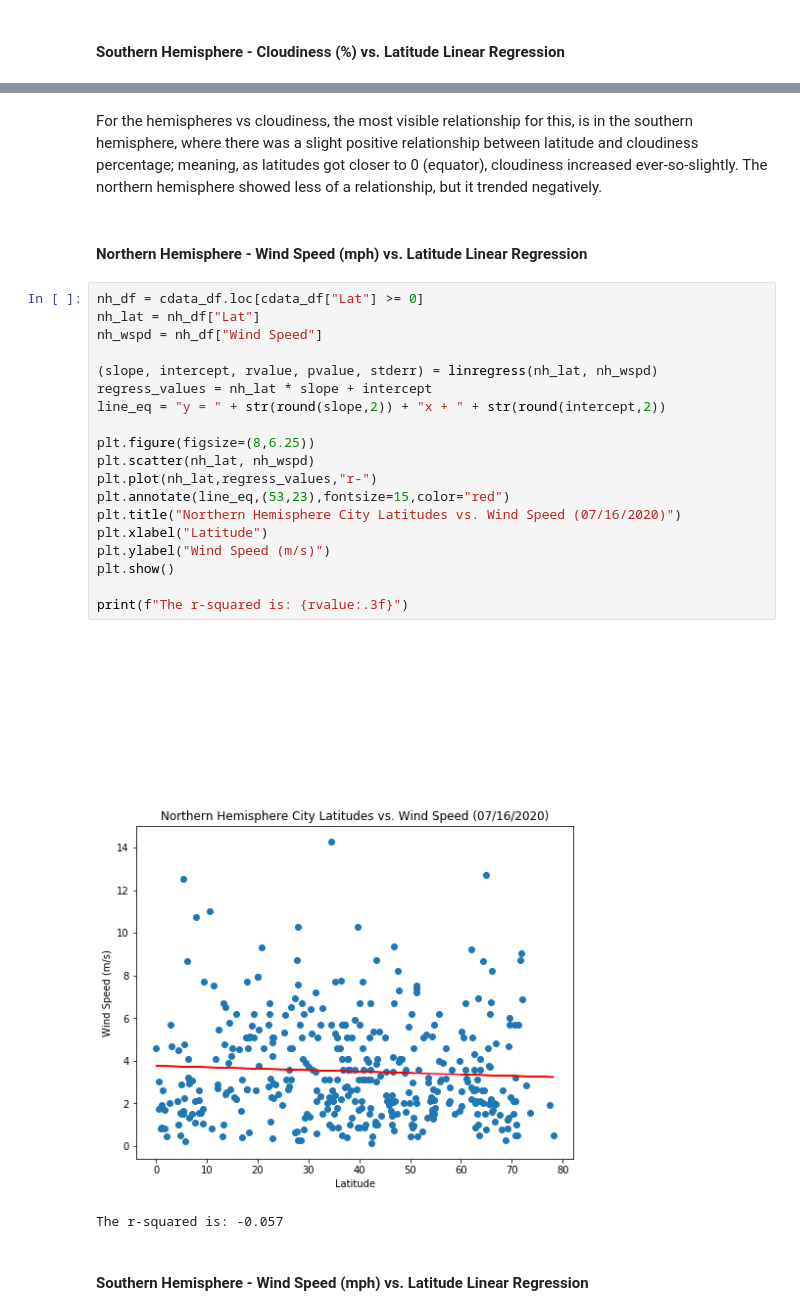
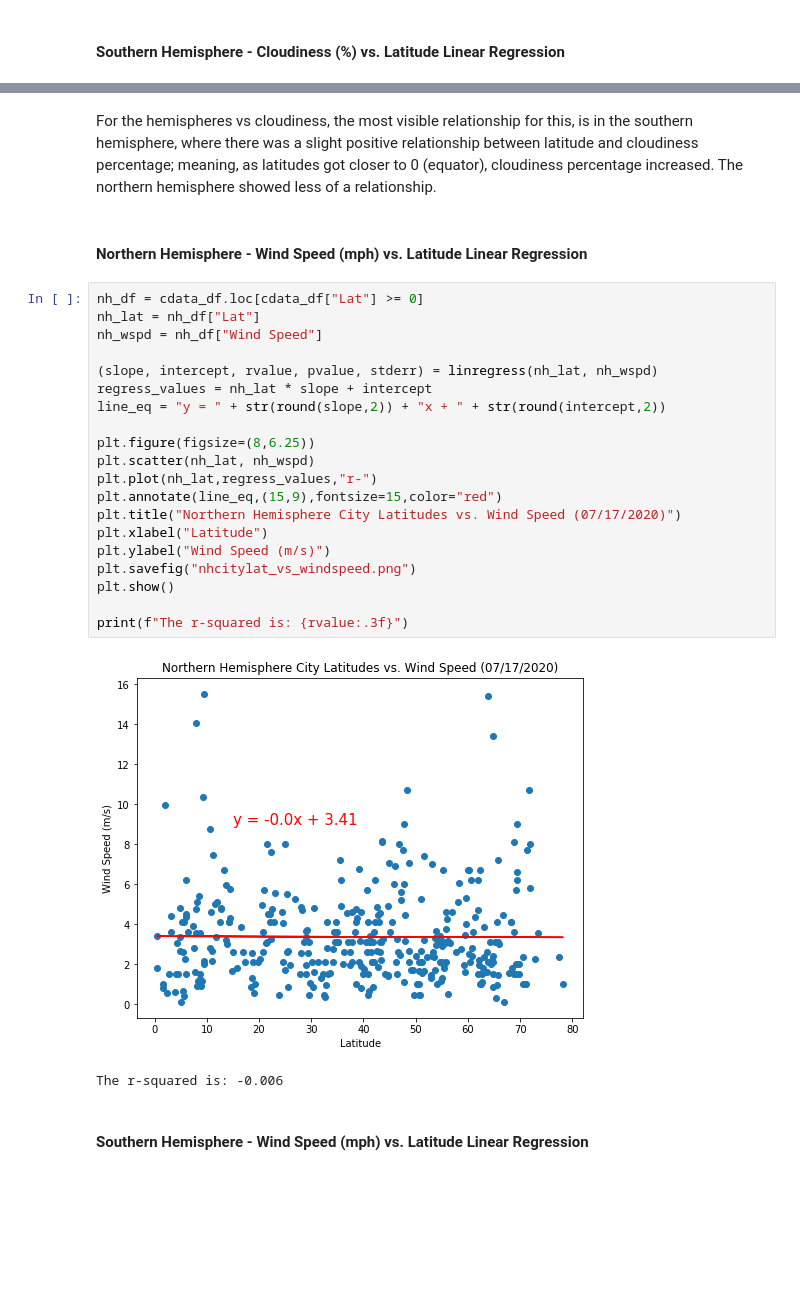
Before and after one commit to SofiaAS1/Python-API-Challenge, a Jupyter notebook: WeatherPy/WeatherPy.ipynb, the cells around one changed output, grey strips where cells are left out. Cells and saved outputs as stored; diff of their text form; blank space fills up the shorter version.

```diff
--- a/WeatherPy/WeatherPy.ipynb
+++ b/WeatherPy/WeatherPy.ipynb
@@ -400,29 +409,30 @@ The r-squared is: 0.020
 # %% [markdown]
-For the hemispheres vs cloudiness, the most visible relationship for this, is in the southern hemisphere, where there was a slight positive relationship between latitude and cloudiness percentage; meaning, as latitudes got closer to 0 (equator), cloudiness increased ever-so-slightly. The northern hemisphere showed less of a relationship, but it trended negatively.
+For the hemispheres vs cloudiness, the most visible relationship for this, is in the southern hemisphere, where there was a slight positive relationship between latitude and cloudiness percentage; meaning, as latitudes got closer to 0 (equator), cloudiness percentage increased. The northern hemisphere showed less of a relationship.
 # %% [markdown]
 ####  Northern Hemisphere - Wind Speed (mph) vs. Latitude Linear Regression
 # %%
 nh_df = cdata_df.loc[cdata_df["Lat"] >= 0]
 nh_lat = nh_df["Lat"]
 nh_wspd = nh_df["Wind Speed"]
 
 (slope, intercept, rvalue, pvalue, stderr) = linregress(nh_lat, nh_wspd)
 regress_values = nh_lat * slope + intercept
 line_eq = "y = " + str(round(slope,2)) + "x + " + str(round(intercept,2))
 
 plt.figure(figsize=(8,6.25))
 plt.scatter(nh_lat, nh_wspd)
 plt.plot(nh_lat,regress_values,"r-")
-plt.annotate(line_eq,(53,23),fontsize=15,color="red")
-plt.title("Northern Hemisphere City Latitudes vs. Wind Speed (07/16/2020)")
+plt.annotate(line_eq,(15,9),fontsize=15,color="red")
+plt.title("Northern Hemisphere City Latitudes vs. Wind Speed (07/17/2020)")
 plt.xlabel("Latitude")
 plt.ylabel("Wind Speed (m/s)")
+plt.savefig("nhcitylat_vs_windspeed.png")
 plt.show()
 
 print(f"The r-squared is: {rvalue:.3f}")
 # %% [output]
-[figure, old version]
+[figure, new version]
-The r-squared is: -0.057
+The r-squared is: -0.006
 # %% [markdown]
 ####  Southern Hemisphere - Wind Speed (mph) vs. Latitude Linear Regression
 # %%
```
Also changed, not shown: parts of 21 cells of this notebook, 13 other files.
